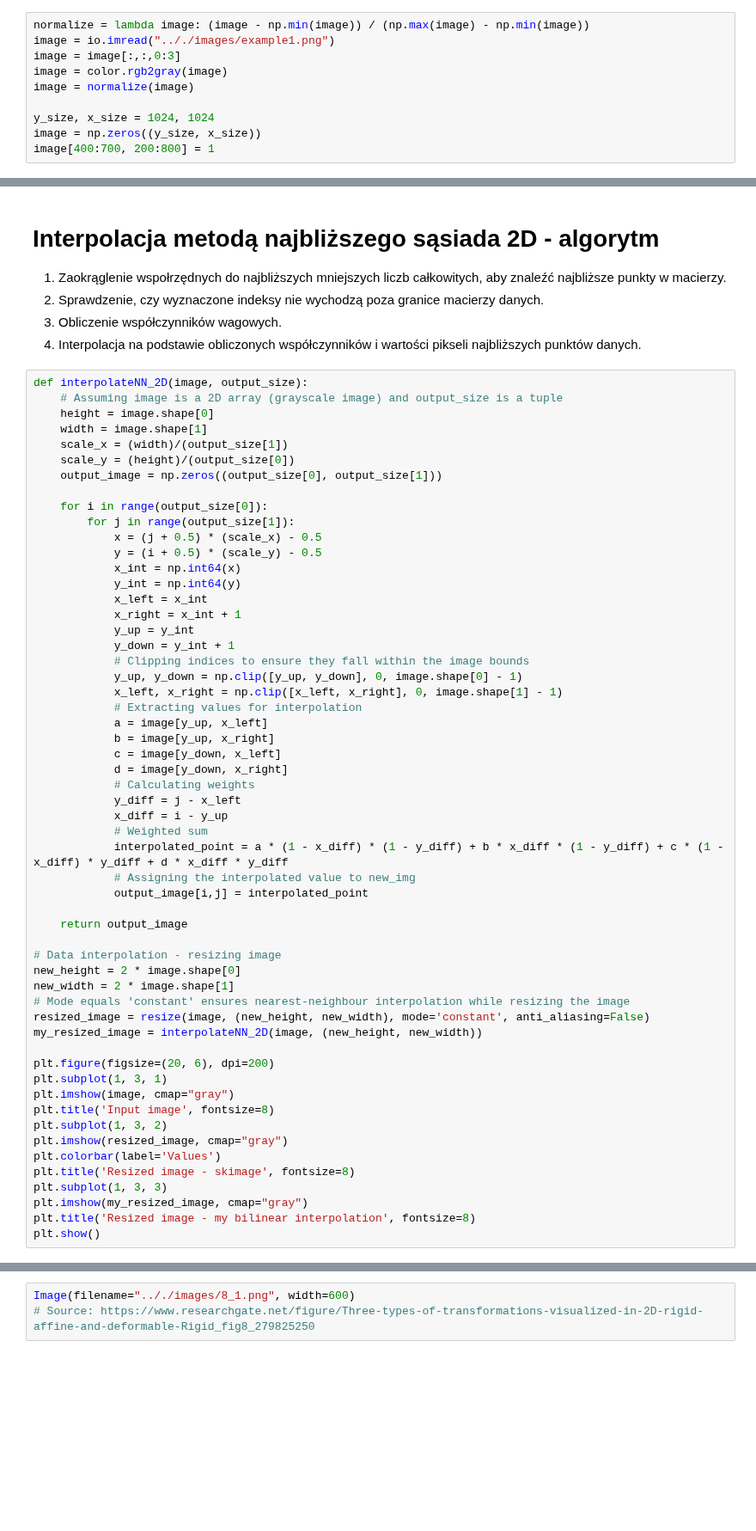
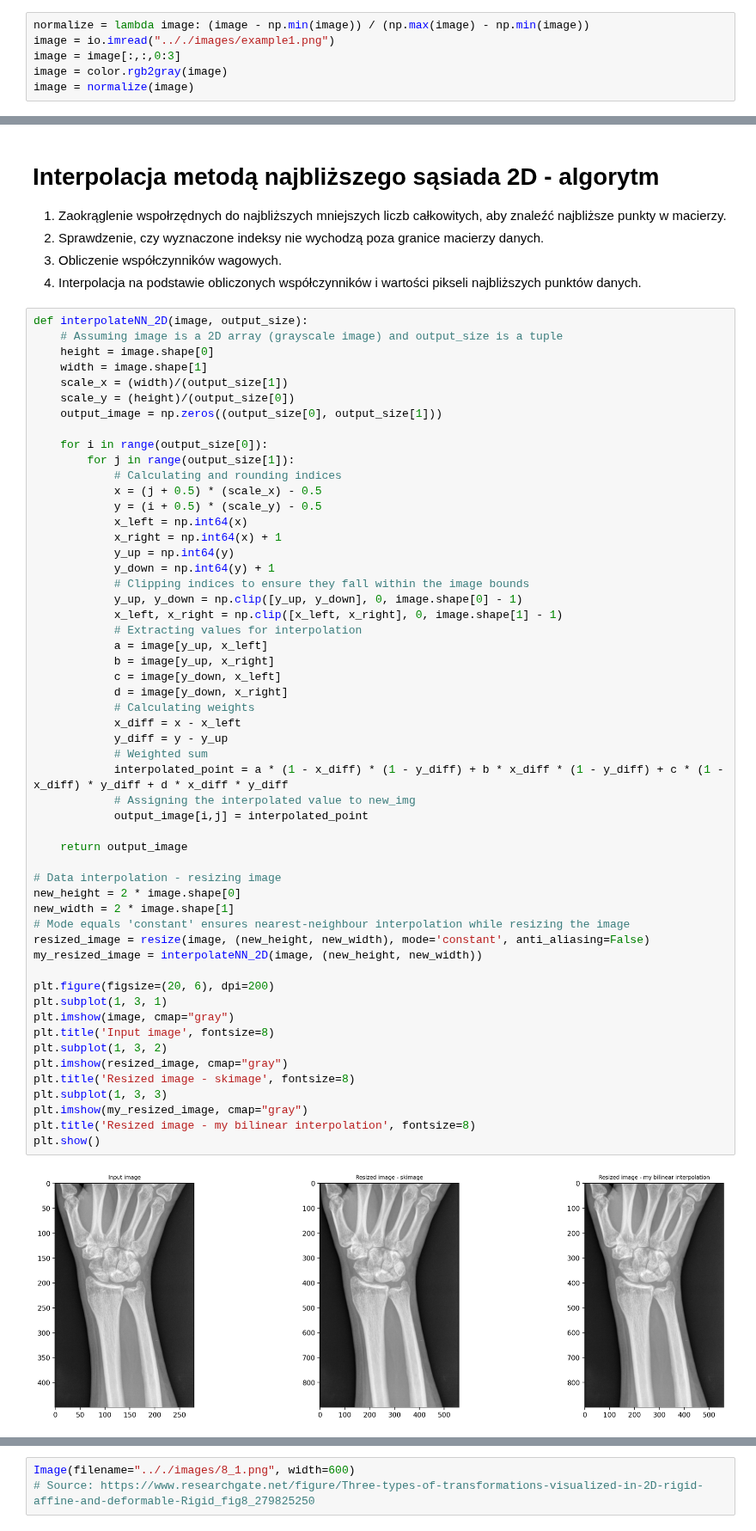
Before and after one commit to aflorkowska/Image-Processing, a Jupyter notebook: PL/8_Interpolacja i macierze transformacji.ipynb, the cells around one changed output, grey strips where cells are left out. Shown at 86% size. Saved outputs shown, nothing was run; the diff lists cells and outputs as text; blank space fills up the shorter version.

```diff
--- a/PL/8_Interpolacja i macierze transformacji.ipynb
+++ b/PL/8_Interpolacja i macierze transformacji.ipynb
@@ -13,10 +13,6 @@ image = io.imread(".././images/example1.png")
 image = image[:,:,0:3]
 image = color.rgb2gray(image)
 image = normalize(image)
-
-y_size, x_size = 1024, 1024
-image = np.zeros((y_size, x_size))
-image[400:700, 200:800] = 1
 # %% [markdown]
 # Interpolacja
 Interpolacja w przetwarzaniu obrazów jest techniką używaną do zmiany rozmiaru obrazów, czyli do powiększania lub pomniejszania, oraz do poprawiania geometrii obrazu w procesach takich jak rotacja czy skos. Umożliwia znalezienie wartości obrazu w niezdefiniowanym punkcie na podstawie sąsiadujących pikseli w taki sposób, aby był on jak najlepiej dopasowany optycznie do transformowanego obrazu (= zapewnienie płynnego przejścia między pikselami i zachowanie jakości obrazu po transformacji). Metoda ta znajduje swoje zastosowanie w wizji komputerowej, edycji obrazów i grafice komputerowej.
@@ -55,14 +51,13 @@ def interpolateNN_2D(image, output_size):
 
     for i in range(output_size[0]):
         for j in range(output_size[1]):
+            # Calculating and rounding indices
             x = (j + 0.5) * (scale_x) - 0.5
             y = (i + 0.5) * (scale_y) - 0.5
-            x_int = np.int64(x)
-            y_int = np.int64(y)
-            x_left = x_int
-            x_right = x_int + 1
-            y_up = y_int
-            y_down = y_int + 1
+            x_left = np.int64(x)
+            x_right = np.int64(x) + 1
+            y_up = np.int64(y)
+            y_down = np.int64(y) + 1
             # Clipping indices to ensure they fall within the image bounds
             y_up, y_down = np.clip([y_up, y_down], 0, image.shape[0] - 1)
             x_left, x_right = np.clip([x_left, x_right], 0, image.shape[1] - 1)
@@ -70,36 +65,37 @@ def interpolateNN_2D(image, output_size):
             a = image[y_up, x_left]
             b = image[y_up, x_right]
             c = image[y_down, x_left]
             d = image[y_down, x_right]
             # Calculating weights
-            y_diff = j - x_left
-            x_diff = i - y_up
+            x_diff = x - x_left
+            y_diff = y - y_up
             # Weighted sum
             interpolated_point = a * (1 - x_diff) * (1 - y_diff) + b * x_diff * (1 - y_diff) + c * (1 - x_diff) * y_diff + d * x_diff * y_diff
             # Assigning the interpolated value to new_img
             output_image[i,j] = interpolated_point
 
     return output_image
 
 # Data interpolation - resizing image
 new_height = 2 * image.shape[0]
 new_width = 2 * image.shape[1]
 # Mode equals 'constant' ensures nearest-neighbour interpolation while resizing the image
 resized_image = resize(image, (new_height, new_width), mode='constant', anti_aliasing=False)
 my_resized_image = interpolateNN_2D(image, (new_height, new_width))
 
 plt.figure(figsize=(20, 6), dpi=200)
 plt.subplot(1, 3, 1)
 plt.imshow(image, cmap="gray")
 plt.title('Input image', fontsize=8)
 plt.subplot(1, 3, 2)
 plt.imshow(resized_image, cmap="gray")
-plt.colorbar(label='Values')
 plt.title('Resized image - skimage', fontsize=8)
 plt.subplot(1, 3, 3)
 plt.imshow(my_resized_image, cmap="gray")
 plt.title('Resized image - my bilinear interpolation', fontsize=8)
 plt.show()
+# %% [output]
+[figure, added]
 # %% [markdown]
 # Transformacja
 To działanie mające na celu manipulację obiektami lub obrazami poprzez zmianę ich położenia, rozmiaru, kształtu lub orientacji w przestrzeni. Obejmuje poniższe działania:
```
